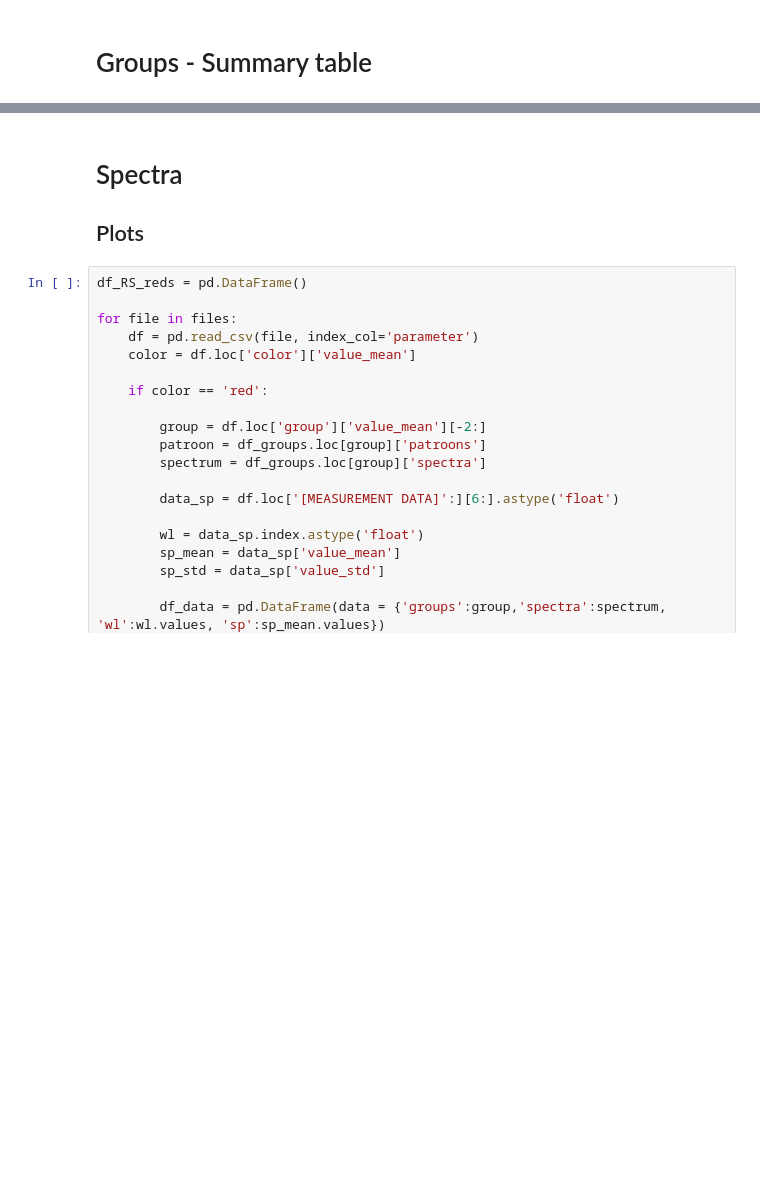
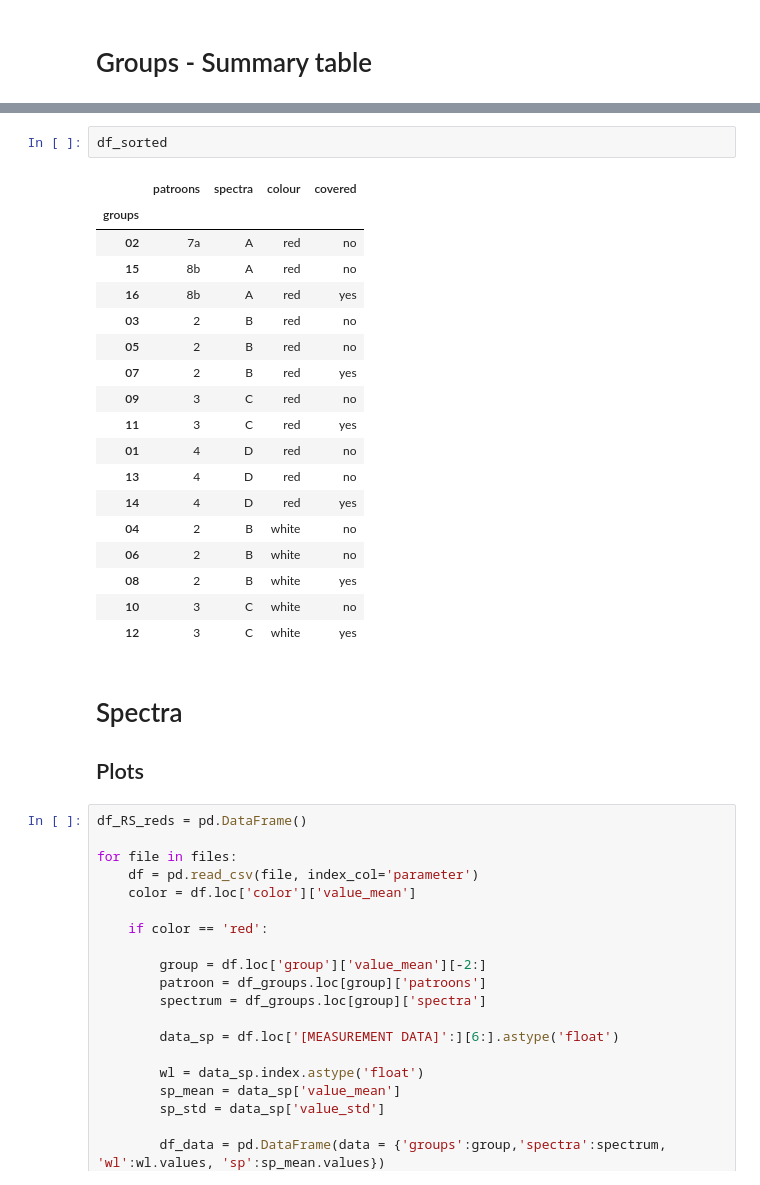
Before and after one commit to g-patin/Jupyterlite_test, a Jupyter notebook: content/notebooks/RS_results_final-version2.ipynb, the cells around one changed output, grey strips where cells are left out. Cells and saved outputs as stored; diff of their text form; blank space fills up the shorter version.

```diff
--- a/content/notebooks/RS_results_final-version2.ipynb
+++ b/content/notebooks/RS_results_final-version2.ipynb
@@ -51,3 +96,24 @@ df_groups.sort_values(by=['colour','spectra'])
+# %%
+df_sorted
+# %% [output]
+|  | patroons | spectra | colour | covered |
+| groups |  |  |  |  |
+| 02 | 7a | A | red | no |
+| 15 | 8b | A | red | no |
+| 16 | 8b | A | red | yes |
+| 03 | 2 | B | red | no |
+| 05 | 2 | B | red | no |
+| 07 | 2 | B | red | yes |
+| 09 | 3 | C | red | no |
+| 11 | 3 | C | red | yes |
+| 01 | 4 | D | red | no |
+| 13 | 4 | D | red | no |
+| 14 | 4 | D | red | yes |
+| 04 | 2 | B | white | no |
+| 06 | 2 | B | white | no |
+| 08 | 2 | B | white | yes |
+| 10 | 3 | C | white | no |
+| 12 | 3 | C | white | yes |
 # %% [markdown]
 # Spectra
 ## Plots
```
Also changed, not shown: parts of 19 cells of this notebook.
